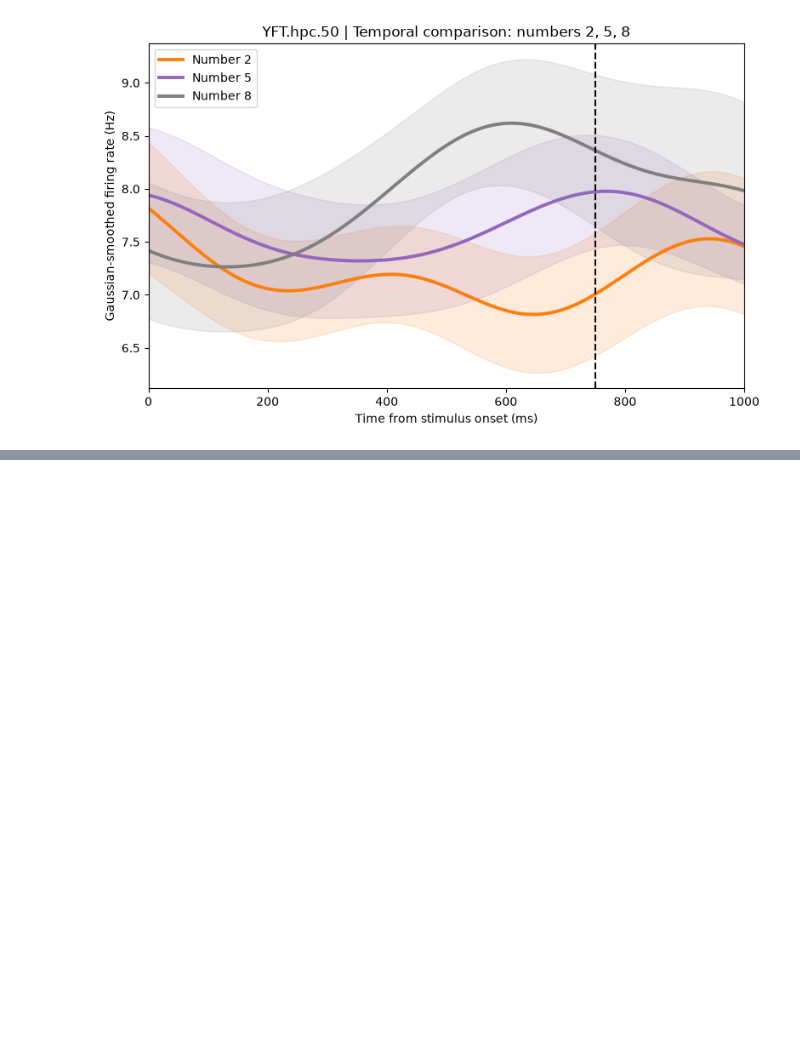
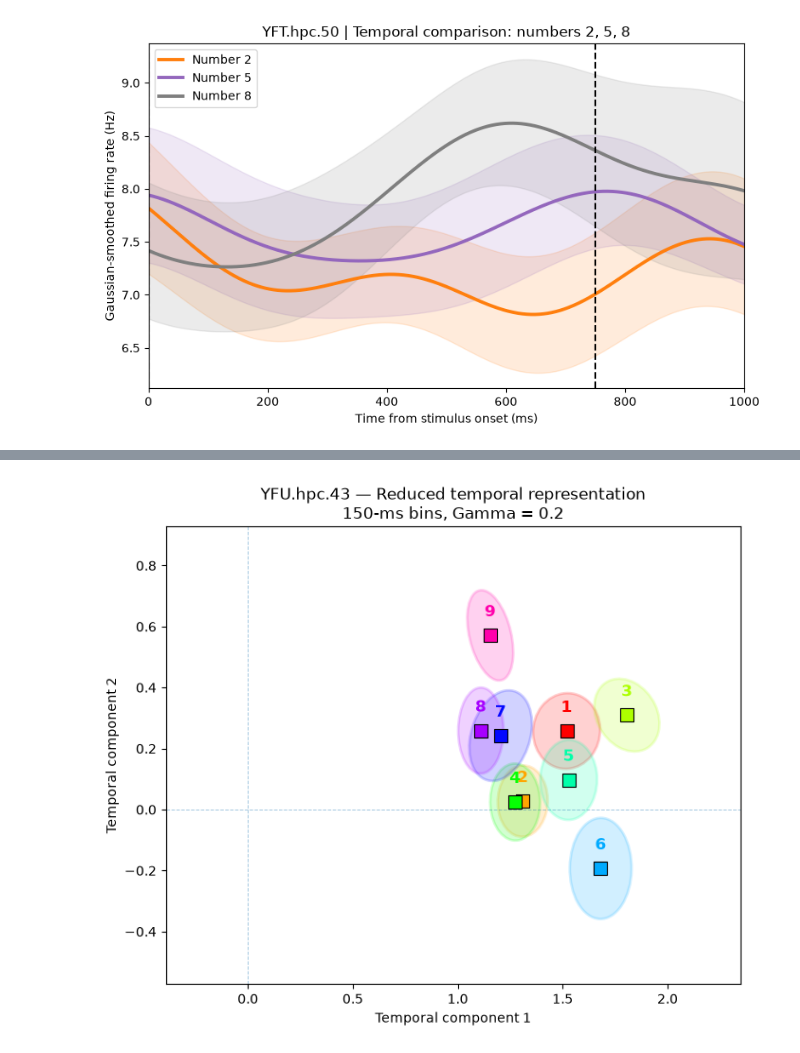
Before and after one commit to Shafiq-Abdu/number-simplex-reproduction, a Jupyter notebook: notebooks1/01_data_loading.ipynb, the cells around one changed output, grey strips where cells are left out. Cells and saved outputs as stored; diff of their text form; code cells hidden in the pictures; blank space fills up the shorter version.

```diff
--- a/notebooks1/01_data_loading.ipynb
+++ b/notebooks1/01_data_loading.ipynb
@@ -2034,0 +3023,80 @@ Gaussian sigma: 150 ms
+# %%
+# ============================================================
+# FIGURE 1H STYLE
+# Temporal-component means + SEM covariance ellipses
+# ============================================================
+
+fig, ax = plt.subplots(figsize=(7, 6))
+
+colors = plt.cm.hsv(
+    np.linspace(0, 0.9, 9)
+)
+
+for i, number in enumerate(range(1, 10)):
+
+    mask = (y_best == number)
+
+    Z_num = Z[mask]
+
+    mean = add_sem_covariance_ellipse(
+        Z_num,
+        ax=ax,
+        edgecolor=colors[i],
+        facecolor=colors[i],
+        n_std=1.0
+    )
+
+    # Mean / centroid
+    ax.scatter(
+        mean[0],
+        mean[1],
+        marker="s",
+        s=90,
+        color=colors[i],
+        edgecolor="black",
+        linewidth=0.8,
+        zorder=5
+    )
+
+    # Number label
+    ax.text(
+        mean[0],
+        mean[1] + 0.05,
+        str(number),
+        color=colors[i],
+        fontsize=12,
+        fontweight="bold",
+        ha="center",
+        va="bottom"
+    )
+
+
+ax.set_xlabel("Temporal component 1")
+ax.set_ylabel("Temporal component 2")
+
+ax.set_title(
+    "YFU.hpc.43 — Reduced temporal representation\n"
+    "150-ms bins, Gamma = 0.2"
+)
+
+ax.axhline(
+    0,
+    linestyle="--",
+    linewidth=0.7,
+    alpha=0.4
+)
+
+ax.axvline(
+    0,
+    linestyle="--",
+    linewidth=0.7,
+    alpha=0.4
+)
+
+ax.autoscale()
+ax.margins(0.2)
+
+plt.tight_layout()
+plt.show()
+# %% [output]
+[figure, added]
```
Also changed, not shown: parts of 49 cells of this notebook, 9 other files.
